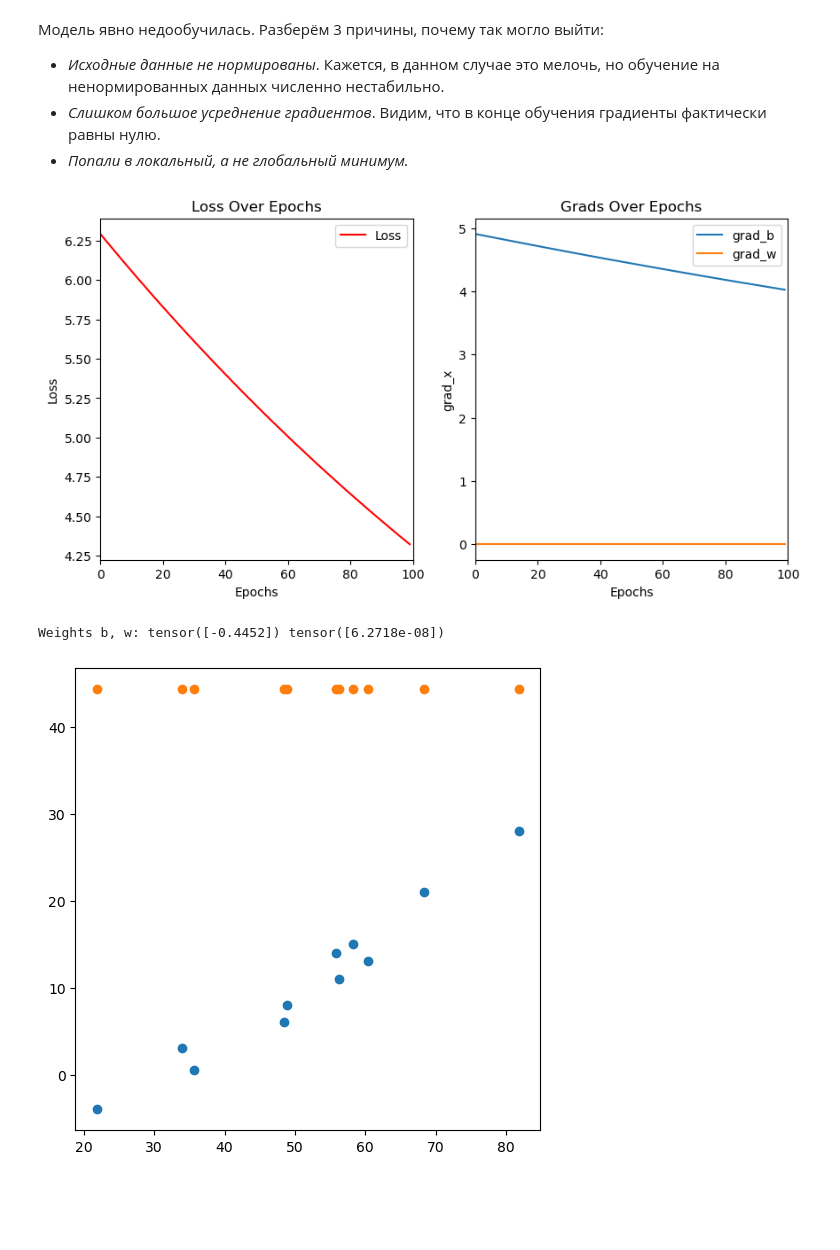
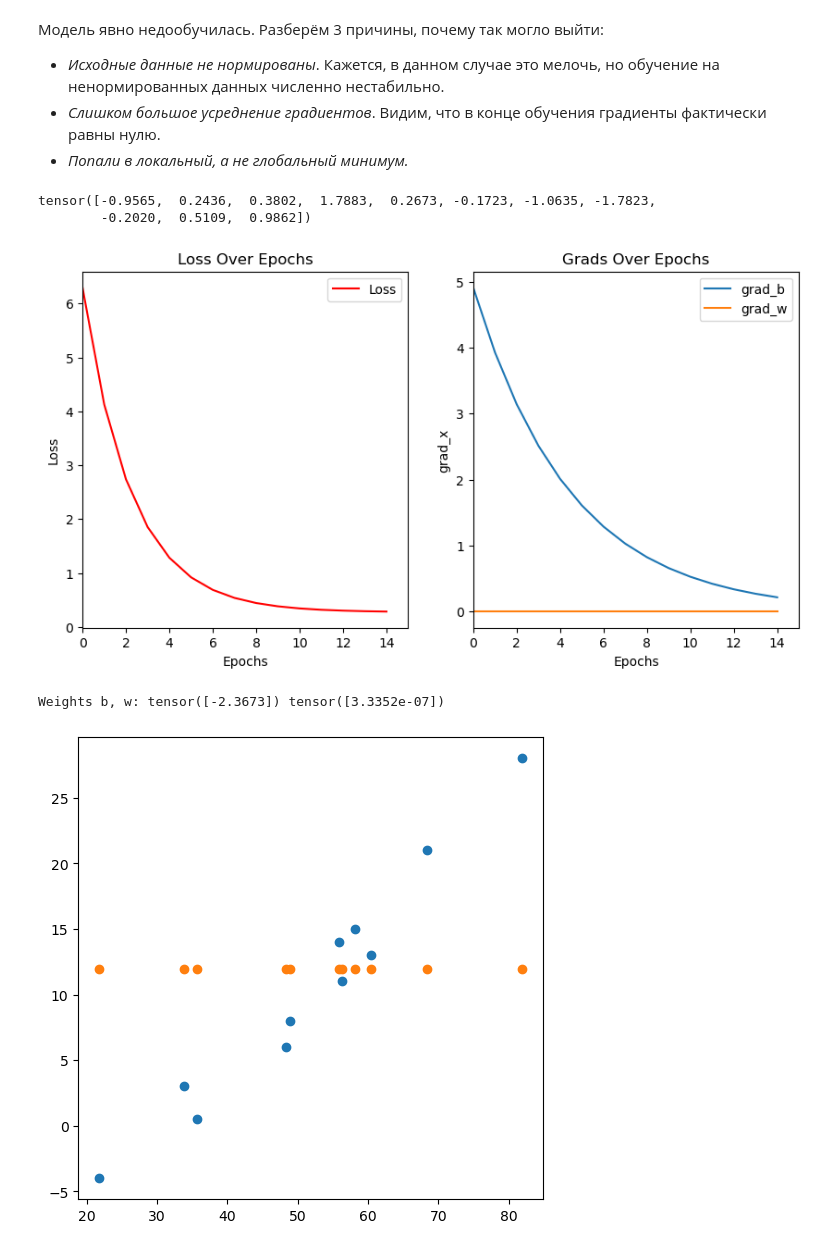
Before and after one commit to alexeivorohov-nn/nn_usu, a Jupyter notebook: Lessons/S2_Learning.ipynb, the cells around one changed output. Drawn from its saved outputs; the diff is of its cells as text; code cells hidden in the pictures; blank space fills up the shorter version.

```diff
--- a/Lessons/S2_Learning.ipynb
+++ b/Lessons/S2_Learning.ipynb
@@ -257,11 +261,13 @@ class linear_model:
         self.w = torch.tensor([0.0])
         self.b = torch.tensor([0.0])
 
+
     def forward(self, x):
 
         y_pred = x*self.w + self.b
 
         return y_pred
+
 
     def __call__(self, x, w0, w1):
 
@@ -269,19 +275,19 @@ class linear_model:
 
         return y_pred
 
+
     def grad_w(self, x, next_grad):
 
         # YOUR CODE
 
-        grad_ = x.mean(dim=0)*next_grad
 
         return grad_
+
 
     def grad_b(self, x, next_grad):
 
         # YOUR CODE
 
-        grad_ = next_grad
 
         return grad_
 
@@ -291,16 +297,17 @@ class MSELoss:
     def __init__(self):
         pass
 
+
     def __call__(self, y_pred, y_true):
+
         # YOUR CODE
-        loss = torch.pow(y_pred-y_true, 2).mean(dim=0)
 
         return loss
+
 
     def grad(self, y_pred, y_true):
 
         # YOUR CODE
-        grad_ = 2*(y_pred-y_true).mean(dim=0)
 
         return grad_
 
@@ -320,15 +327,7 @@ def train_loop(model, loss, X_train, y_train, lr=0.002, n_epochs=30):
     for epoch in range(n_epochs):
 
         # YOUR CODE
-        y_pred = model.forward(X_train)
-        loss_val = loss(y_pred, y_train)
-        loss_grad = loss.grad(y_pred, y_train)
 
-        model_grad_w = model.grad_w(X_train, loss_grad)
-        model_grad_b = model.grad_b(X_train, loss_grad)
-
-        model.w -= lr*model_grad_w
-        model.b -= lr*model_grad_b
 
         # Сохраним данные для отрисовки
         loss_history.append(loss_val)
@@ -365,6 +364,6 @@ def train_loop(model, loss, X_train, y_train, lr=0.002, n_epochs=30):
 
 model = linear_model()
 loss = MSELoss()
-train_loop(model=model, loss=loss, X_train=t_u, y_train=t_c, lr=0.0001, n_epochs=15)
+train_loop(model=model, loss=loss, X_train=t_u, y_train=t_c, lr=0.01, n_epochs=15)
 print('Weights b, w:', model.b, model.w)
 # %% [output]
@@ -392,47 +391,58 @@ class scaler:
     def __init__(self):
         pass
 
+
     def fit(self, x):
+
         # YOUR_CODE
-        self.x_mean = x.mean(dim=0)
-        self.x_std = x.std(dim=0)
 
         pass
 
+
     def transform(self, x):
+
         # YOUR_CODE
-
-        x_scaled = (x-self.x_mean)/self.x_std
 
         return x_scaled
 
+
     def inverse(self, x):
+
         # YOUR_CODE
-        x_scaled = x*self.x_std + self.x_mean
+
 
         return x_scaled
+# %%
+scaler = scaler()
+scaler.fit(t_u)
+
+print(scaler.transform(t_u))
+# %% [output]
+tensor([-0.9565,  0.2436,  0.3802,  1.7883,  0.2673, -0.1723, -1.0635, -1.7823,
+        -0.2020,  0.5109,  0.9862])
 # %%
 x_scaler = scaler()
 x_scaler.fit(t_u)
 x_s = x_scaler.transform(t_u)
 
 y_scaler = scaler()
 y_scaler.fit(t_u)
 y_s = x_scaler.transform(t_c)
 
 model = linear_model()
 loss = MSELoss()
-train_loop(model=model, loss=loss, X_train=x_s, y_train=y_s, lr=1e-3, n_epochs=100)
+train_loop(model=model, loss=loss, X_train=x_s, y_train=y_s, lr=1e-1, n_epochs=15)
 print('Weights b, w:', model.b, model.w)
+
 
 y_pred = model.forward(x_s)
 t_c_pred = y_scaler.inverse(y_pred)
 
 fig, ax = plt.subplots(1,1,figsize=(6,6))
 ax.scatter(t_u, t_c)
 ax.scatter(t_u, t_c_pred)
 plt.show()
 # %% [output]
-[figure, old version]
+[figure, new version]
-Weights b, w: tensor([-0.4452]) tensor([6.2718e-08])
+Weights b, w: tensor([-2.3673]) tensor([3.3352e-07])
-[figure, old version]
+[figure, new version]
```
Also changed, not shown: parts of 13 cells of this notebook, 5 other files.
